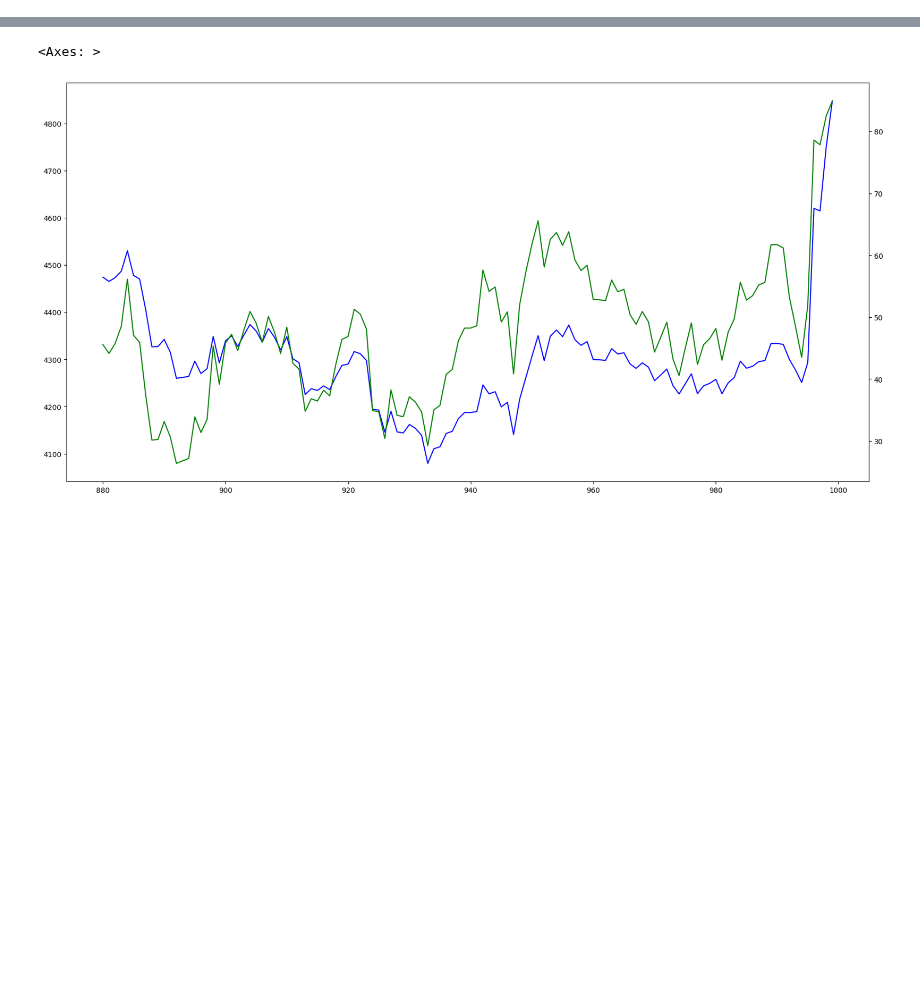
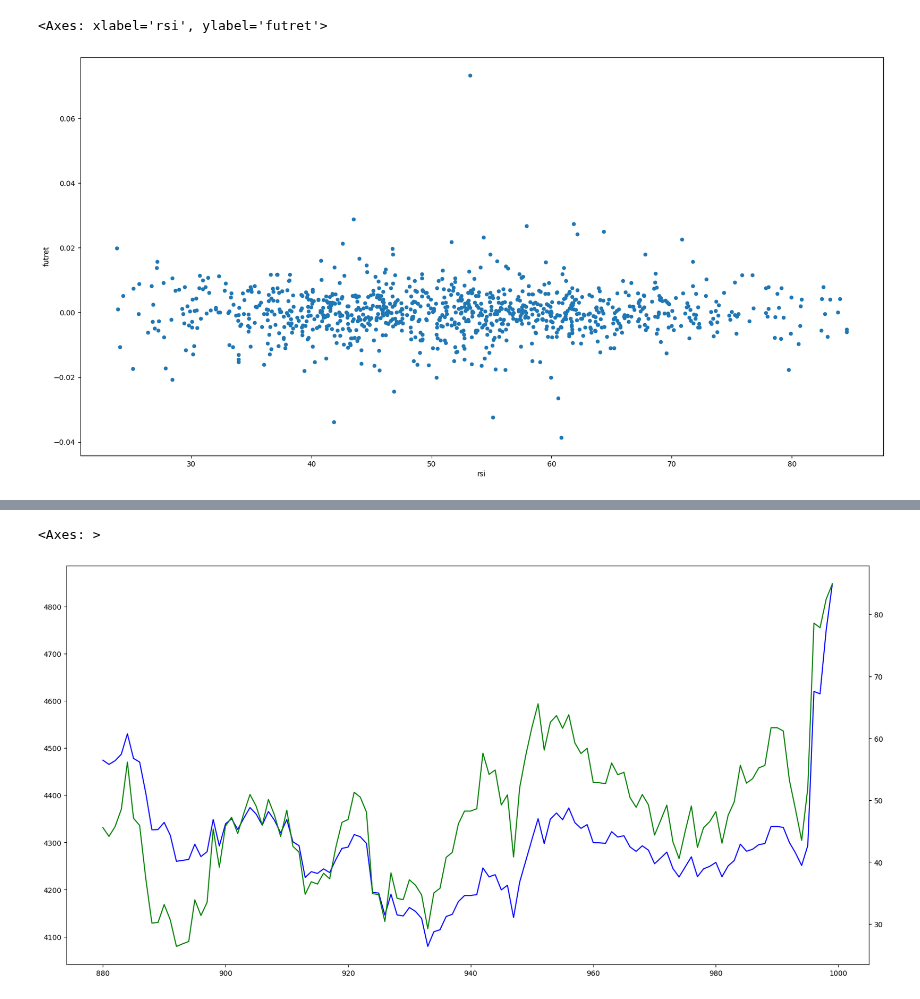
Before and after one commit to profitviews/battle, a Jupyter notebook: Playground.ipynb, the cells around one changed output, grey strips where cells are left out. Saved outputs shown, nothing was run; the diff lists cells and outputs as text; code cells hidden in the pictures; blank space fills up the shorter version.

```diff
--- a/Playground.ipynb
+++ b/Playground.ipynb
@@ -72,0 +81,6 @@ Object `subplots` not found.
+# %%
+xf = cf[['timestamp', 'close', 'volume', 'rsi', 'logret']].dropna()
+xf['futret'] = xf['logret'].shift(-3)
+xf = xf
+
+xf
@@ -72,0 +101,5 @@ Object `subplots` not found.
+# %%
+xf.plot(x='rsi', y='futret', kind='scatter')
+# %% [output]
+<Axes: xlabel='rsi', ylabel='futret'>
+[figure, added]
```
Also changed, not shown: parts of 8 cells of this notebook.
